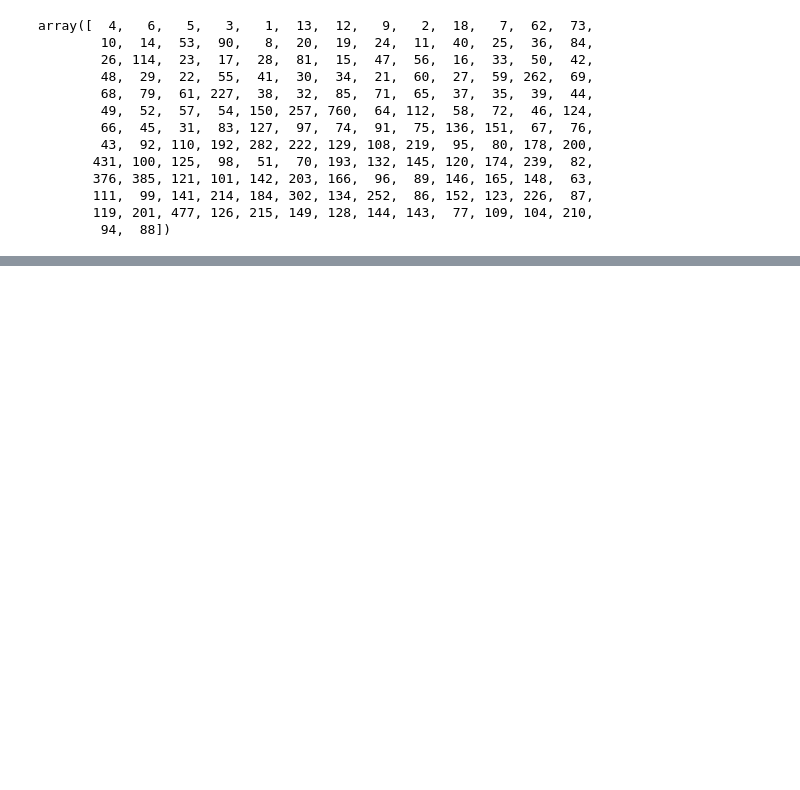
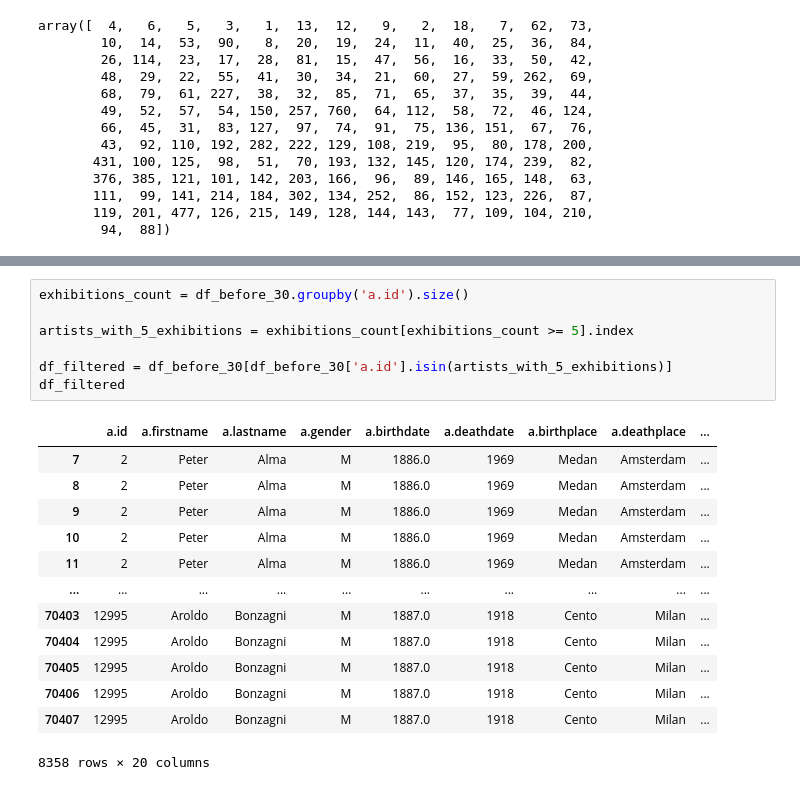
Before and after one commit to Annika-Loos/InfoVis_Group21, a Jupyter notebook: analysis.ipynb, the cells around one changed output, grey strips where cells are left out. Drawn from its saved outputs; the diff is of its cells as text; blank space fills up the shorter version.

```diff
--- a/analysis.ipynb
+++ b/analysis.ipynb
@@ -263,0 +301,21 @@ My Idea: Display on a map of Germany all cities who host exhibitions. User can z
+# %%
+exhibitions_count = df_before_30.groupby('a.id').size()
+
+artists_with_5_exhibitions = exhibitions_count[exhibitions_count >= 5].index
+
+df_filtered = df_before_30[df_before_30['a.id'].isin(artists_with_5_exhibitions)]
+df_filtered
+# %% [output]
+|  | a.id | a.firstname | a.lastname | a.gender | a.birthdate | a.deathdate | a.birthplace | a.deathplace | ... |
+| 7 | 2 | Peter | Alma | M | 1886.0 | 1969 | Medan | Amsterdam | ... |
+| 8 | 2 | Peter | Alma | M | 1886.0 | 1969 | Medan | Amsterdam | ... |
+| 9 | 2 | Peter | Alma | M | 1886.0 | 1969 | Medan | Amsterdam | ... |
+| 10 | 2 | Peter | Alma | M | 1886.0 | 1969 | Medan | Amsterdam | ... |
+| 11 | 2 | Peter | Alma | M | 1886.0 | 1969 | Medan | Amsterdam | ... |
+| ... | ... | ... | ... | ... | ... | ... | ... | ... | ... |
+| 70403 | 12995 | Aroldo | Bonzagni | M | 1887.0 | 1918 | Cento | Milan | ... |
+| 70404 | 12995 | Aroldo | Bonzagni | M | 1887.0 | 1918 | Cento | Milan | ... |
+| 70405 | 12995 | Aroldo | Bonzagni | M | 1887.0 | 1918 | Cento | Milan | ... |
+| 70406 | 12995 | Aroldo | Bonzagni | M | 1887.0 | 1918 | Cento | Milan | ... |
+| 70407 | 12995 | Aroldo | Bonzagni | M | 1887.0 | 1918 | Cento | Milan | ... |
+8358 rows × 20 columns
```
Also changed, not shown: parts of 6 cells of this notebook.
